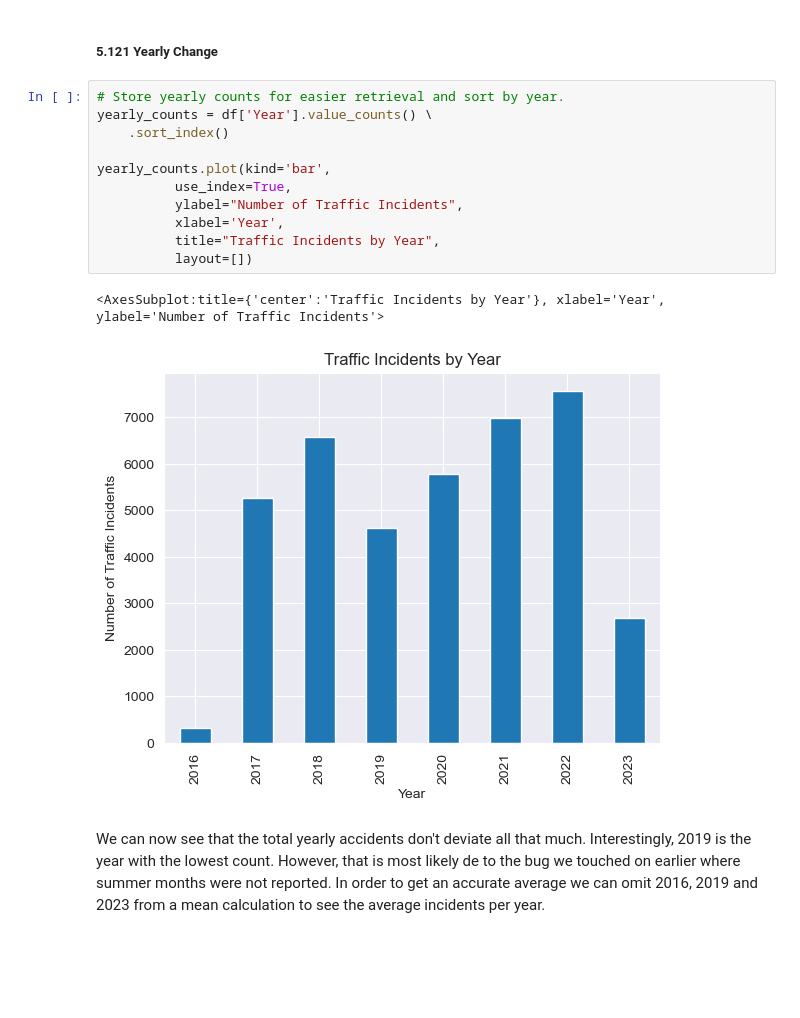
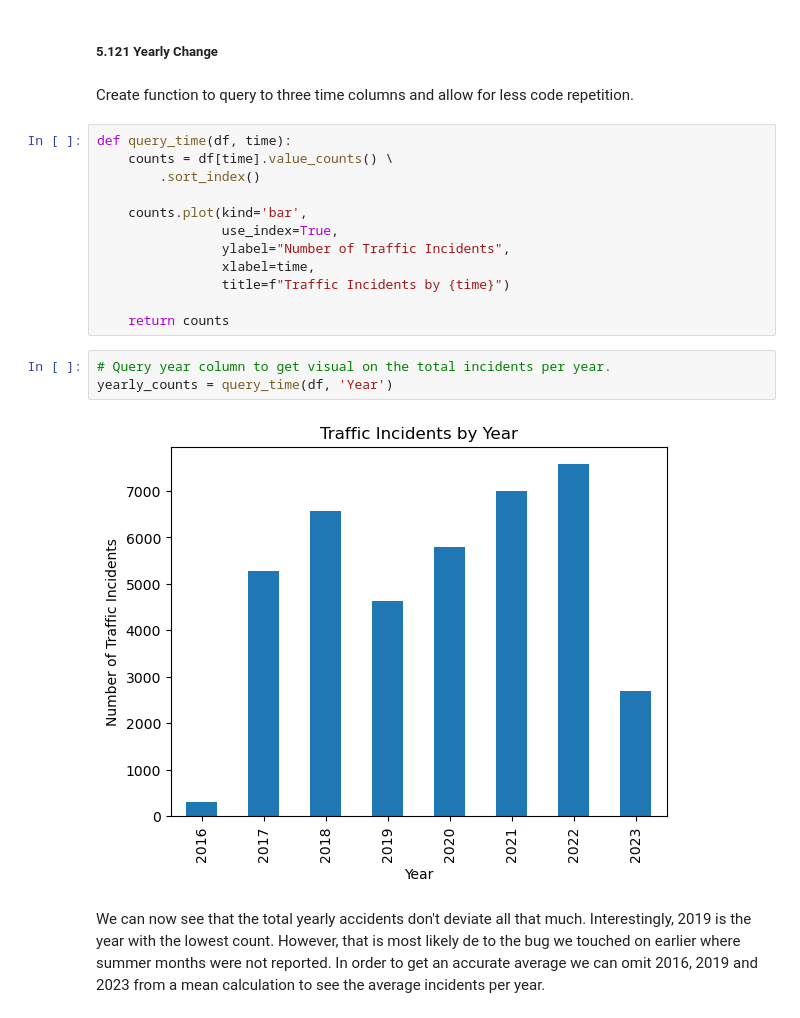
Before and after one commit to Gage-Fleming/City-of-Calgary-Data-Analysis, a Jupyter notebook: midterm.ipynb, the cells around one changed output. Cells and saved outputs as stored; diff of their text form; blank space fills up the shorter version.

```diff
--- a/midterm.ipynb
+++ b/midterm.ipynb
@@ -610,20 +618,25 @@ Overall it seems that the original hypothesis was true. This heat map indicates
 Now that a broad picture has been obtained. Let's narrow in on the yearly, monthly and daily statistics to see how traffic incidents change over time.
 # %% [markdown]
 ##### 5.121 Yearly Change
+# %% [markdown]
+Create function to query to three time columns and allow for less code repetition.
 # %%
-# Store yearly counts for easier retrieval and sort by year.
-yearly_counts = df['Year'].value_counts() \
-    .sort_index()
+def query_time(df, time):
+    counts = df[time].value_counts() \
+        .sort_index()
 
-yearly_counts.plot(kind='bar',
-          use_index=True,
-          ylabel="Number of Traffic Incidents",
-          xlabel='Year',
-          title="Traffic Incidents by Year",
-          layout=[])
+    counts.plot(kind='bar',
+                use_index=True,
+                ylabel="Number of Traffic Incidents",
+                xlabel=time,
+                title=f"Traffic Incidents by {time}")
+
+    return counts
-# %% [output]
-<AxesSubplot:title={'center':'Traffic Incidents by Year'}, xlabel='Year', ylabel='Number of Traffic Incidents'>
-[figure, removed]
+# %%
+# Query year column to get visual on the total incidents per year.
+yearly_counts = query_time(df, 'Year')
+# %% [output]
+[figure, added]
 # %% [markdown]
 We can now see that the total yearly accidents don't deviate all that much. Interestingly, 2019 is the year with the lowest count. However, that is most likely de to the bug we touched on earlier where summer months were not reported. In order to get an accurate average we can omit 2016, 2019 and 2023 from a mean calculation to see the average incidents per year.
 # %%
```
Also changed, not shown: parts of 28 cells of this notebook.
